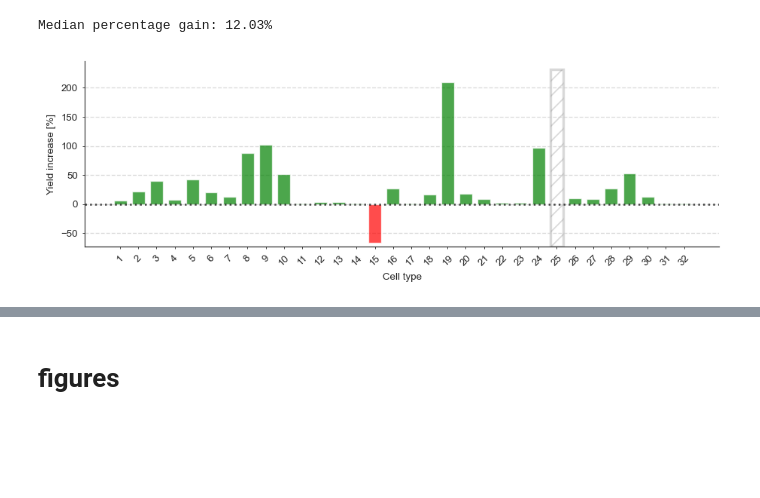
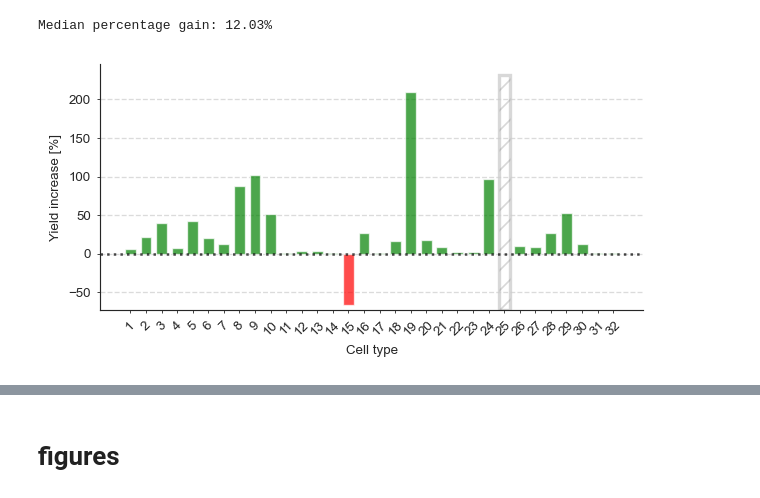
Before and after one commit to SamuelSuhai/model_in_the_loop, a Jupyter notebook: thesis/code/online_quality_and_celltype/plot_online_quality_type.ipynb, the cells around one changed output, grey strips where cells are left out. Cells and saved outputs as stored; diff of their text form; code cells hidden in the pictures; blank space fills up the shorter version.

Commit message:
added figure on why yield differs with simulation, added tercile values, decreases size of yiled increase plot

```diff
--- a/thesis/code/online_quality_and_celltype/plot_online_quality_type.ipynb
+++ b/thesis/code/online_quality_and_celltype/plot_online_quality_type.ipynb
@@ -76,14 +76,14 @@ print(f"Median percentage gain: {results['percentage_gain'].median():.2f}%")
 Median percentage gain: 12.03%
 # %%
 fig,ax = ut.plot_percentage_gain(results,
-                                 subplots_kws = {'figsize': plotter.figsize_from_frac(1,1/3)},
+                                 subplots_kws = {'figsize': plotter.figsize_from_frac(2/3,1/3)},
                                 plt_kws = {},
                                 open_bar_celltypes = [25]
 )
 
 plotter.tight_layout()
 
 # save
 fig.savefig(os.path.join(sim_save_path, "percentage_gain_online_vs_offline_celltype.svg"))
 # %% [output]
-[figure, old version]
+[figure, new version]
```
Also changed, not shown: parts of 4 cells of this notebook, 14 other files.
